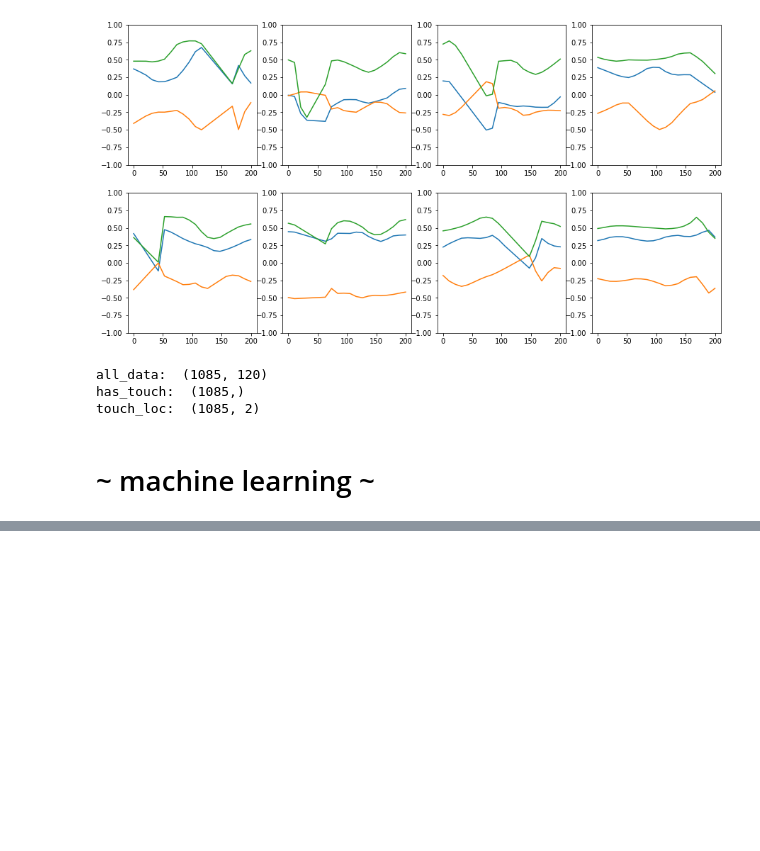
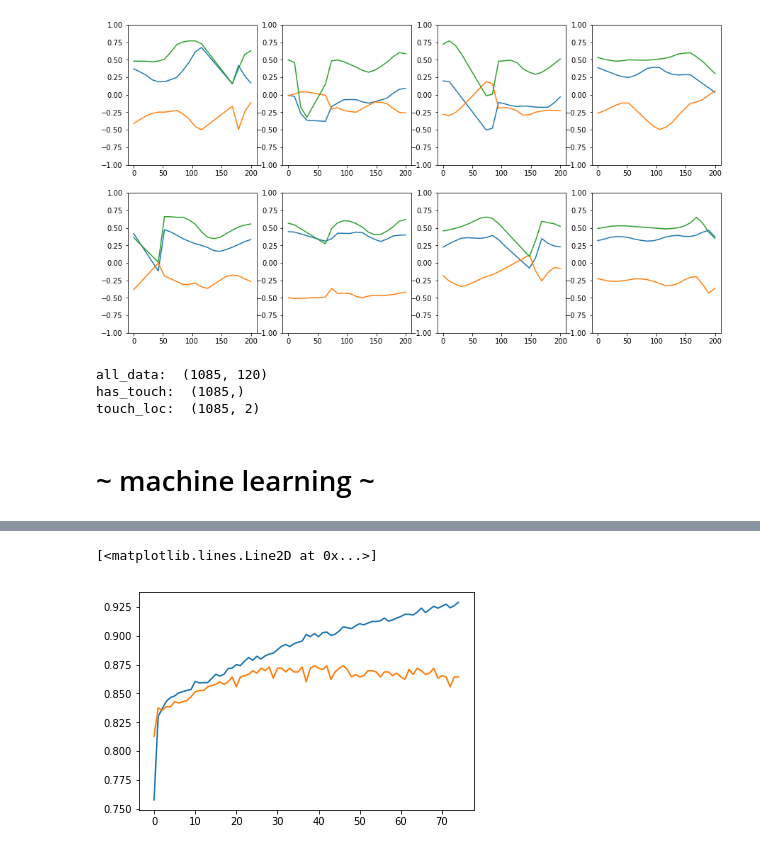
Before and after one commit to jlin816/gyrosec, a Jupyter notebook: preprocess.ipynb, the cells around one changed output, grey strips where cells are left out. Cells and saved outputs as stored; diff of their text form; code cells hidden in the pictures; blank space fills up the shorter version.

```diff
--- a/preprocess.ipynb
+++ b/preprocess.ipynb
@@ -326,0 +349,6 @@ plt.plot(histories[0].history["loss"])
+# %%
+plt.plot(histories[1].history["acc"])
+plt.plot(histories[1].history["val_acc"])
+# %% [output]
+[<matplotlib.lines.Line2D at 0x...>]
+[figure, added]
```
Also changed, not shown: parts of 13 cells of this notebook, 22 other files.
